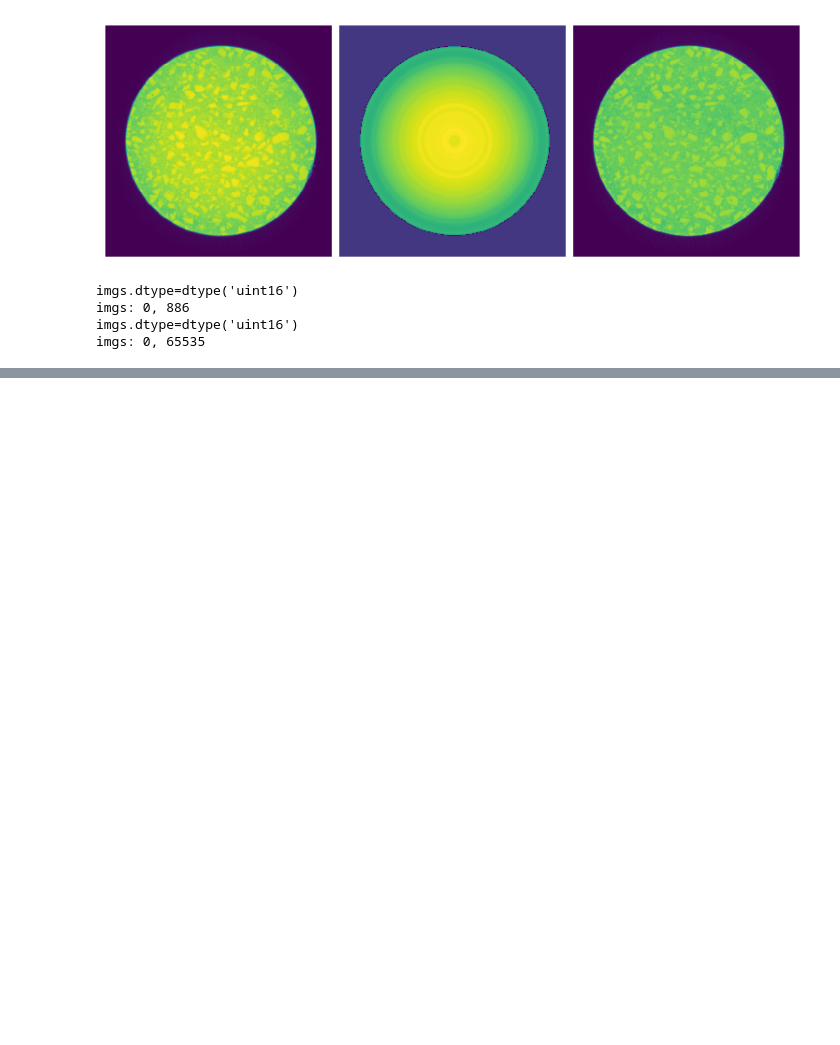
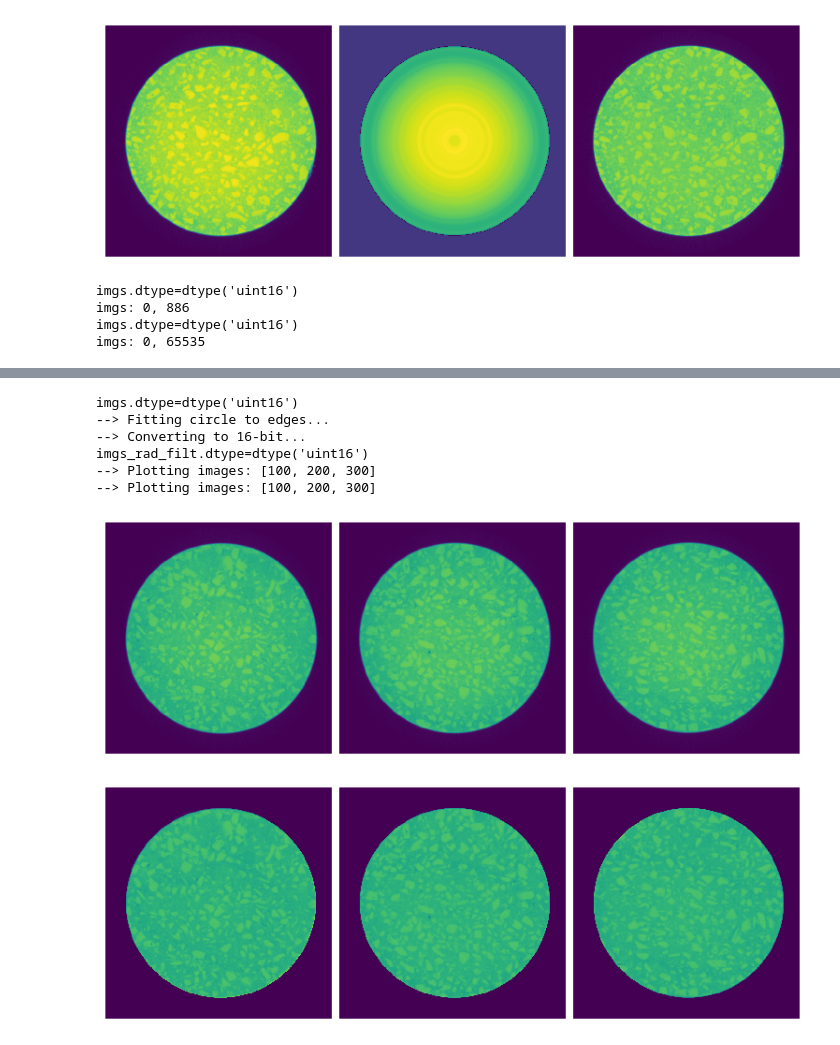
Before and after one commit to GusBusDraws/mhe-analysis, a Jupyter notebook: nbs/46-add-radial-filter.ipynb, the cells around one changed output, grey strips where cells are left out. Cells and saved outputs as stored; diff of their text form; code cells hidden in the pictures; blank space fills up the shorter version.

```diff
--- a/nbs/46-add-radial-filter.ipynb
+++ b/nbs/46-add-radial-filter.ipynb
@@ -336,0 +375,17 @@ np.where(total_med==0)
+# %%
+print(f'{imgs.dtype=}')
+imgs_rad_filt = radial_filter(imgs)
+print(f'{imgs_rad_filt.dtype=}')
+slices = [100, 200, 300]
+fig, axes = view.vol_slices(imgs, slices=slices)
+fig, axes = view.vol_slices(imgs_rad_filt, slices=slices)
+plt.show()
+# %% [output]
+imgs.dtype=dtype('uint16')
+--> Fitting circle to edges...
+--> Converting to 16-bit...
+imgs_rad_filt.dtype=dtype('uint16')
+--> Plotting images: [100, 200, 300]
+--> Plotting images: [100, 200, 300]
+[figure, added]
+[figure, added]
```
Also changed, not shown: parts of 9 cells of this notebook, 1 other file.
